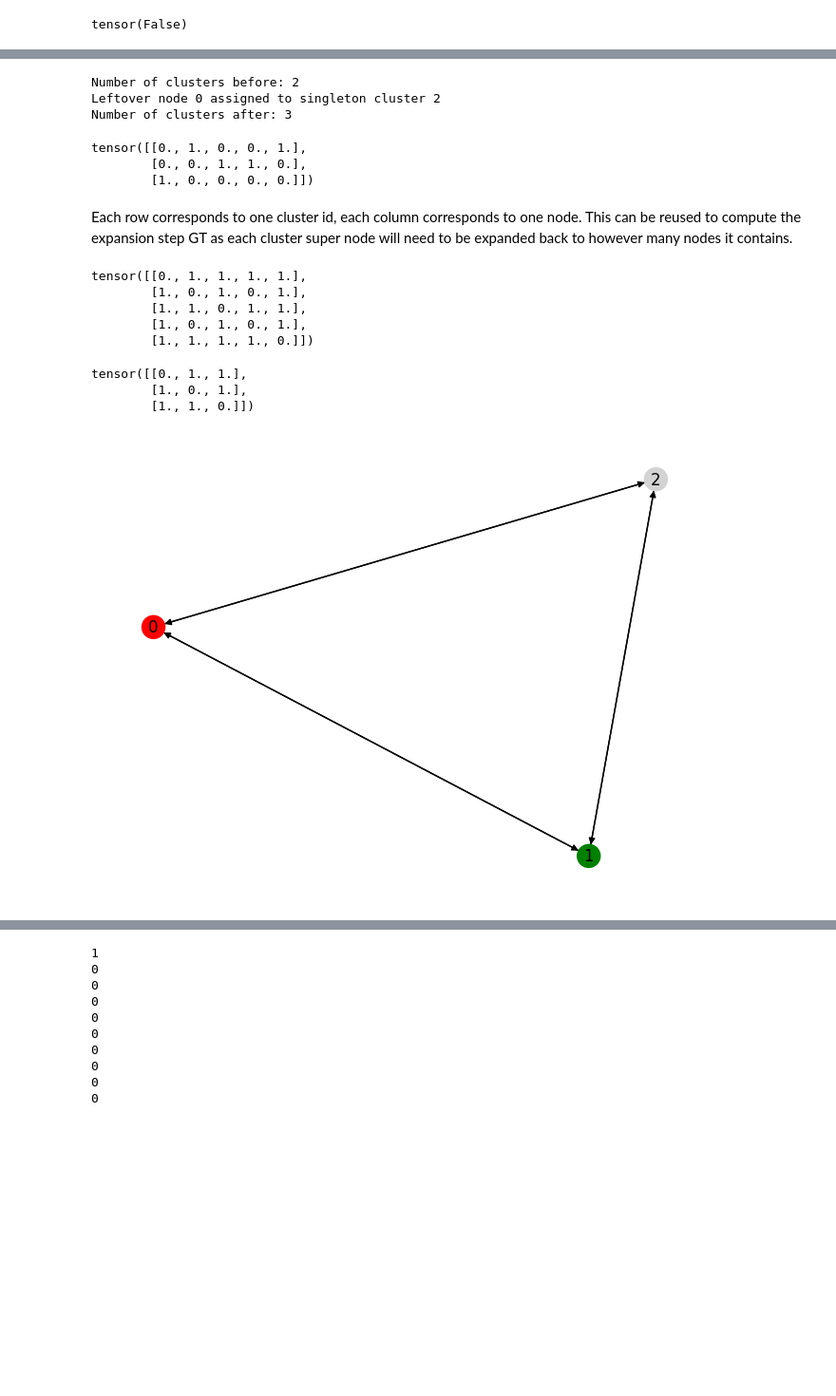
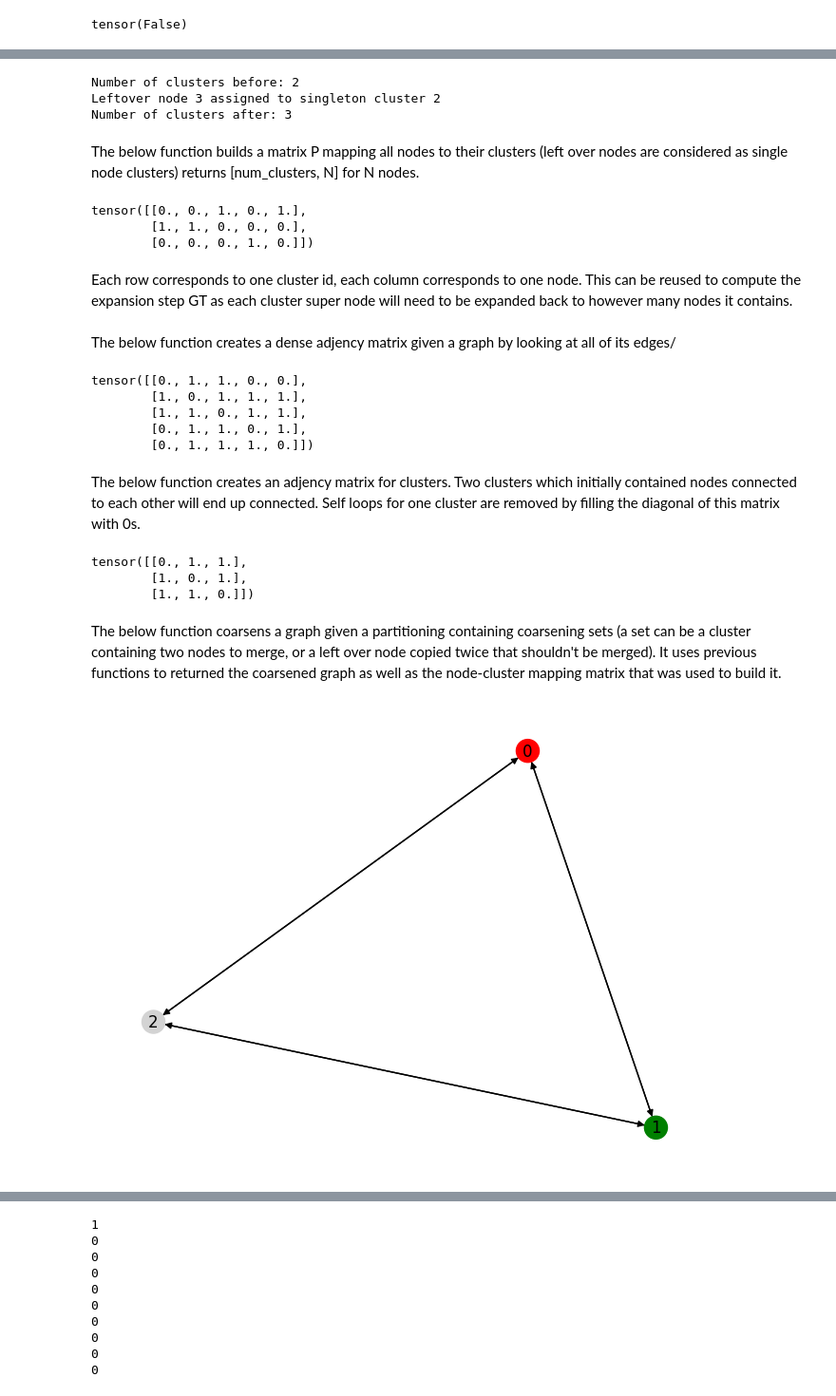
Before and after one commit to lukalafaye/Kaggle, a Jupyter notebook: playing-with-gnns.ipynb, the cells around one changed output, grey strips where cells are left out. Shown at 95% size. Cells and saved outputs as stored; diff of their text form; code cells hidden in the pictures; blank space fills up the shorter version.

```diff
--- a/playing-with-gnns.ipynb
+++ b/playing-with-gnns.ipynb
@@ -29,7 +33,7 @@ torch version: 2.6.0+cu124
 # %% [markdown]
 ## Erdos renyi dataset
 # %%
-def generate_erdos_renyi_graphData(num_nodes=5, p=0.8):
+def generate_erdos_renyi_graphData(num_nodes=5, p=0.6):
     edge_tensor = erdos_renyi_graph(num_nodes, p, directed=False)  # shape [2, num_edges]
 
     # Create graph nodes, values all 0
@@ -339,7 +359,7 @@ def visualize_clusters(G: Data, partitioning: torch.Tensor):
     edge_colors = []
     for u, v in G_nx.edges():
         a = raw_attrs.get((u, v), None)
-        edge_colors.append('red' if a == 0 else 'black')
+        edge_colors.append('red' if a == -1 else 'black')
 
     # Draw the graph
     pos = nx.spring_layout(G_nx, seed=42)
@@ -366,7 +388,7 @@ tensor(False)
 # %%
 def augment_with_singletons(partitioning: torch.LongTensor, num_nodes: int, debug=False):
     """
-    Given partitioning of shape [P,2] (or [P,K] with padding=-1),
+    Given partitioning of shape [P,2]
     return a new LongTensor of shape [P+U, K'] where rows 0..P-1
     are your old clusters, and rows P..P+U-1 each contain exactly
     one leftover node as a single cluster.
@@ -401,15 +423,17 @@ test_augmented_partitioning = augment_with_singletons(test_partitioning, test_cu
 print(f"Number of clusters after: {test_augmented_partitioning.shape[0]}")
 # %% [output]
 Number of clusters before: 2
-Leftover node 0 assigned to singleton cluster 2
+Leftover node 3 assigned to singleton cluster 2
 Number of clusters after: 3
+# %% [markdown]
+The below function builds a matrix P mapping all nodes to their clusters (left over nodes are considered as single node clusters) returns [num_clusters, N] for N nodes.
 # %%
 def build_P(num_nodes: int,
             partitioning: torch.Tensor):
     """
     num_nodes: N
-    partitioning: list of LongTensors, each contains original node‑indices cluster.
-    Returns P of shape [num_coarse, N], where P[c,i]=1 if i belongs to coarse‑node c.
+    partitioning: list of LongTensors, each contains original node‑indices cluster (max 2 nodes per cluster since we only consider edges).
+    Returns P of shape [num_clusters, N], where P[c,i]=1 if i belongs to coarse‑node c.
     """
     num_clusters = len(partitioning)
 
@@ -422,11 +446,13 @@ def build_P(num_nodes: int,
 test_P = build_P(test_current_num_nodes, test_augmented_partitioning)
 print(test_P)
 # %% [output]
-tensor([[0., 1., 0., 0., 1.],
-        [0., 0., 1., 1., 0.],
-        [1., 0., 0., 0., 0.]])
+tensor([[0., 0., 1., 0., 1.],
+        [1., 1., 0., 0., 0.],
+        [0., 0., 0., 1., 0.]])
 # %% [markdown]
 Each row corresponds to one cluster id, each column corresponds to one node. This can be reused to compute the expansion step GT as each cluster super node will need to be expanded back to however many nodes it contains.
+# %% [markdown]
+The below function creates a dense adjency matrix given a graph by looking at all of its edges/
 # %%
 def get_graph_adj(edge_index: torch.LongTensor, num_nodes: int):
     adj = to_dense_adj(edge_index, max_num_nodes=num_nodes)
@@ -438,11 +464,13 @@ test_graph_adj = get_graph_adj(test_graph.edge_index, test_graph.num_nodes)
 #indices = (graph_adj == 1).nonzero(as_tuple=False)
 print(test_graph_adj)
 # %% [output]
-tensor([[0., 1., 1., 1., 1.],
-        [1., 0., 1., 0., 1.],
+tensor([[0., 1., 1., 0., 0.],
+        [1., 0., 1., 1., 1.],
         [1., 1., 0., 1., 1.],
-        [1., 0., 1., 0., 1.],
-        [1., 1., 1., 1., 0.]])
+        [0., 1., 1., 0., 1.],
+        [0., 1., 1., 1., 0.]])
+# %% [markdown]
+The below function creates an adjency matrix for clusters. Two clusters which initially contained nodes connected to each other will end up connected. Self loops for one cluster are removed by filling the diagonal of this matrix with 0s.
 # %%
 def get_cluster_adj(P: torch.FloatTensor,
                         A: torch.FloatTensor):
@@ -458,6 +486,8 @@ print(test_cluster_adj)
 tensor([[0., 1., 1.],
         [1., 0., 1.],
         [1., 1., 0.]])
+# %% [markdown]
+The below function coarsens a graph given a partitioning containing coarsening sets (a set can be a cluster containing two nodes to merge, or a left over node copied twice that shouldn't be merged). It uses previous functions to returned the coarsened graph as well as the node-cluster mapping matrix that was used to build it.
 # %%
 def coarsen_graph(G: Data, partitioning: torch.LongTensor):
     """
@@ -468,37 +498,37 @@ def coarsen_graph(G: Data, partitioning: torch.LongTensor):
     """
 
     N = G.num_nodes
 
     augmented_partitioning = augment_with_singletons(partitioning, N)
 
-    P = build_P(N, augmented_partitioning) # map nods to clusters
+    P = build_P(N, augmented_partitioning) # map nodes to clusters
     graph_adj = get_graph_adj(G.edge_index, N) # get initial graph adjency
-    cluster_adj = get_cluster_adj(P, graph_adj)
+    cluster_adj = get_cluster_adj(P, graph_adj) # get clusters adjency
 
-    edge_index, edge_attr = dense_to_sparse(cluster_adj)
-    num_coarse = cluster_adj.size(0)
+    edge_index, edge_attr = dense_to_sparse(cluster_adj) # convert cluster adj to list of edges
+    num_clusters = cluster_adj.size(0)
 
-    x = torch.zeros((num_coarse, 1), dtype=torch.float32)
-    return Data(x=x, edge_index=edge_index, num_nodes=num_coarse), P
+    x = torch.zeros((num_clusters, 1), dtype=torch.float32) # creates a list of cluster nodes
+    return Data(x=x, edge_index=edge_index, num_nodes=num_clusters), P # returns a new graph using list of cluster nodes and how they should be connected + the node-cluster mapping matrix
 
 # test
 test_coarsened_graph, test_P = coarsen_graph(test_graph, test_partitioning)
 
 def get_coarse_node_colors(num_clusters: int, cluster_id_to_color: dict) -> list[str]:
     """
     Returns a list of colors for super-nodes in the coarsened graph.
     Each super-node corresponds to a cluster ID.
     """
     color_map = []
     for cluster_id in range(num_clusters):
         color = cluster_id_to_color.get(cluster_id, 'lightgray')
         color_map.append(color)
     return color_map
 
 test_num_clusters = test_coarsened_graph.num_nodes
 test_coarse_colors = get_coarse_node_colors(test_num_clusters, test_cluster_id_to_color)
 
 # Step 3: Plot the coarsened graph
 nx.draw(to_networkx(test_coarsened_graph), with_labels=True, node_color=test_coarse_colors)
 # %% [output]
-[figure, old version]
+[figure, new version]
```
Also changed, not shown: parts of 39 cells of this notebook.
